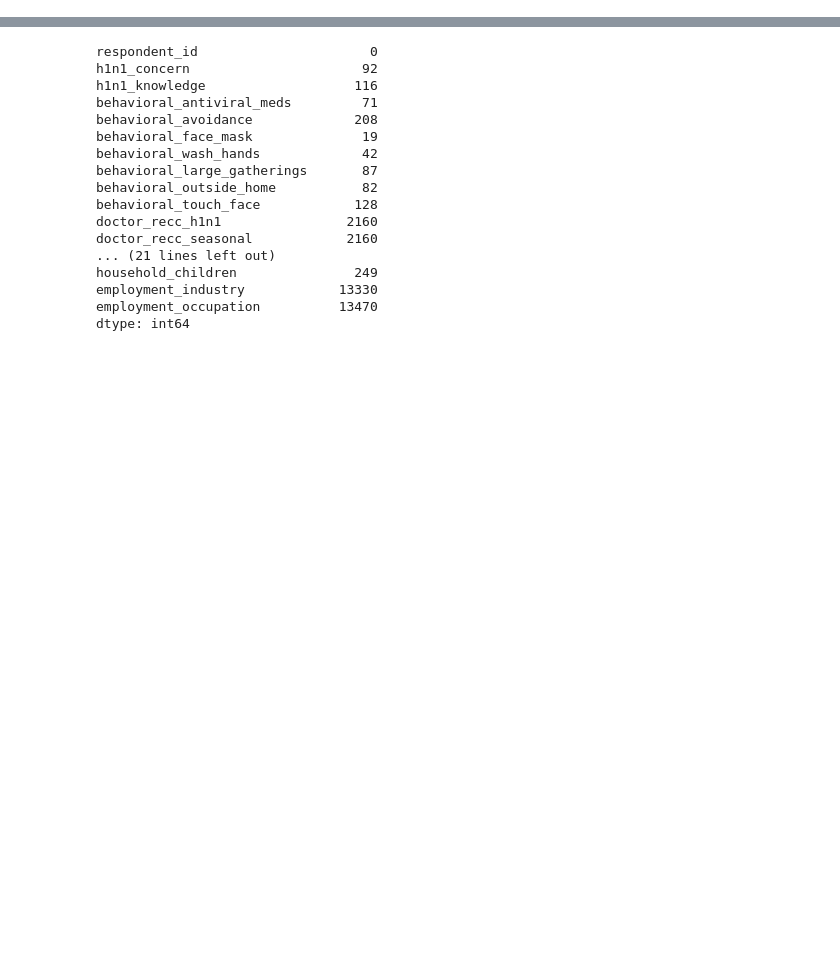
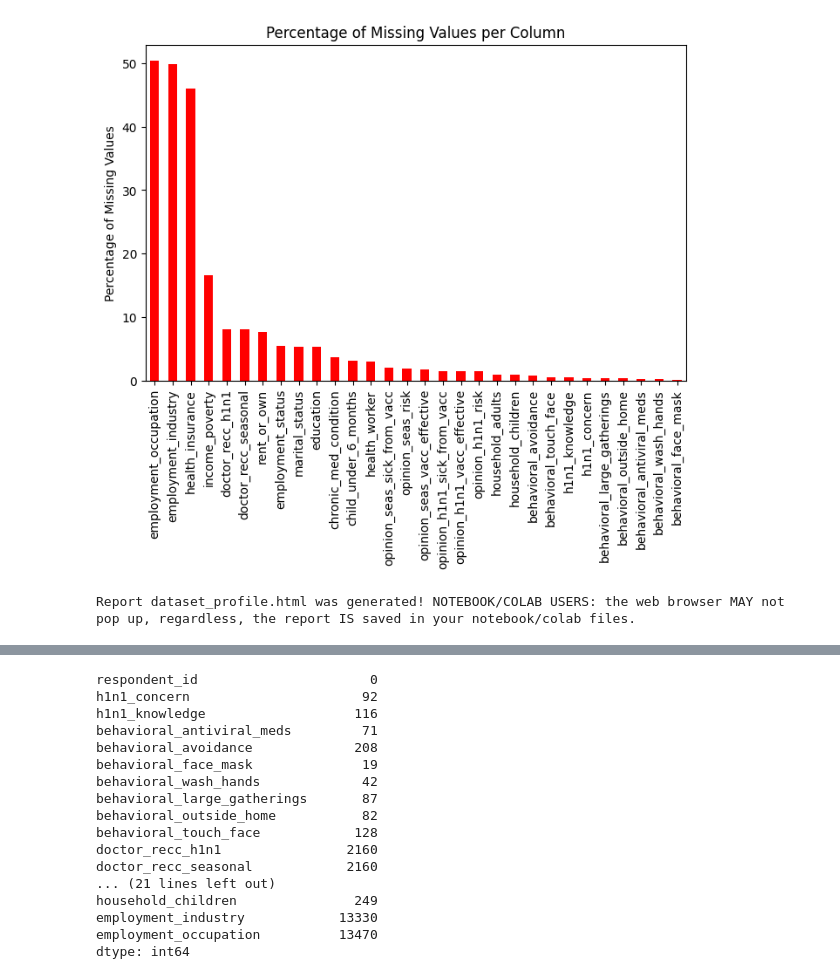
Before and after one commit to Mimikaymint/Team_Berlin, a Jupyter notebook: Team_Berlin/Misc/FLU_SHOT.ipynb, the cells around one changed output, grey strips where cells are left out. Saved outputs shown, nothing was run; the diff lists cells and outputs as text; code cells hidden in the pictures; blank space fills up the shorter version.

Commit message:
Update FLU_SHOT notebook

```diff
--- a/Team_Berlin/Misc/FLU_SHOT.ipynb
+++ b/Team_Berlin/Misc/FLU_SHOT.ipynb
@@ -24,0 +90,22 @@ flu_df = pd.merge(flu_df, flu_df2, on='respondent_id', how='outer')
+# %%
+missing_values = (flu_df.isnull().sum() / len(flu_df)) * 100
+missing_values = missing_values[missing_values > 0]
+missing_values = missing_values.sort_values(ascending=False)
+
+plt.figure(figsize=(8,5))
+missing_values.plot(kind='bar', color='red')
+plt.ylabel("Percentage of Missing Values")
+plt.title("Percentage of Missing Values per Column")
+plt.show()
+# %% [output]
+[figure, added]
+# %%
+###################################
+#       PROFILE SUMMARY           #
+###################################
+import sweetviz as sv
+
+report = sv.analyze(flu_df)
+report.show_html("dataset_profile.html")
+# %% [output]
+Report dataset_profile.html was generated! NOTEBOOK/COLAB USERS: the web browser MAY not pop up, regardless, the report IS saved in your notebook/colab files.
```
Also changed, not shown: parts of 20 cells of this notebook.
